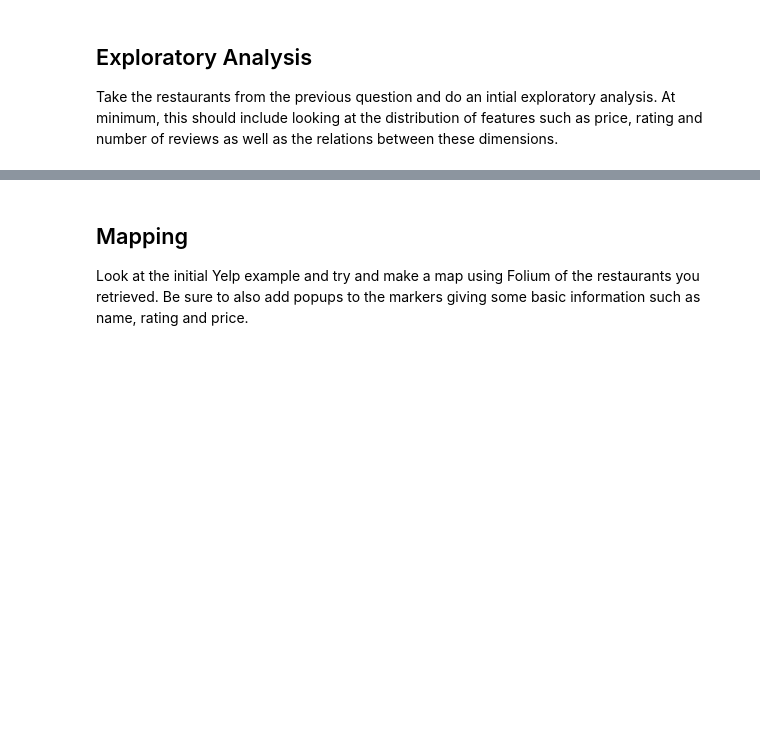
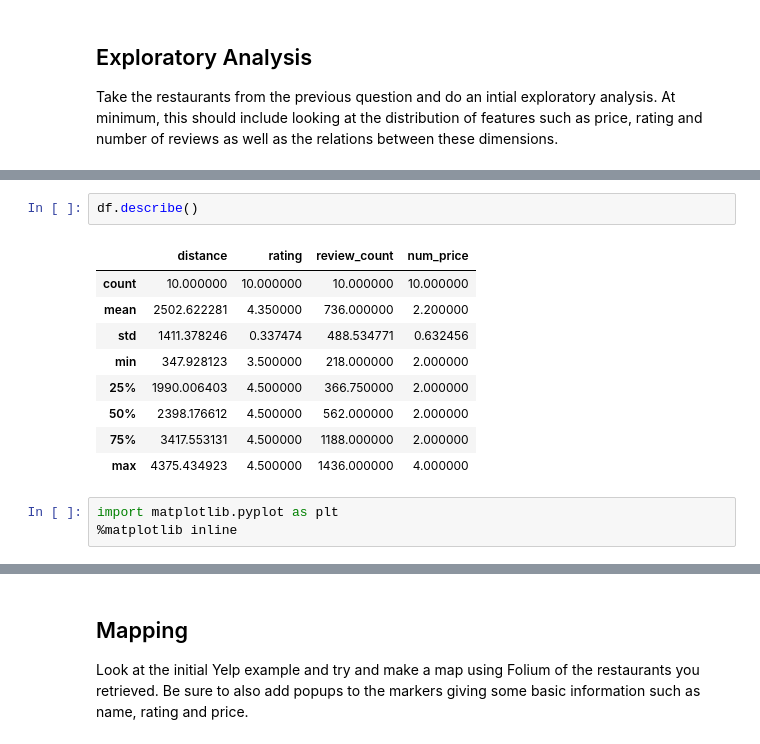
Before and after one commit to MissAle17/dsc-2-17-11-yelp-api-lab-online-ds-sp-000, a Jupyter notebook: index.ipynb, the cells around one changed output, grey strips where cells are left out. Cells and saved outputs as stored; diff of their text form; blank space fills up the shorter version.

```diff
--- a/index.ipynb
+++ b/index.ipynb
@@ -116,0 +149,15 @@ Take the restaurants from the previous question and do an intial exploratory ana
+# %%
+df.describe()
+# %% [output]
+|  | distance | rating | review_count | num_price |
+| count | 10.000000 | 10.000000 | 10.000000 | 10.000000 |
+| mean | 2502.622281 | 4.350000 | 736.000000 | 2.200000 |
+| std | 1411.378246 | 0.337474 | 488.534771 | 0.632456 |
+| min | 347.928123 | 3.500000 | 218.000000 | 2.000000 |
+| 25% | 1990.006403 | 4.500000 | 366.750000 | 2.000000 |
+| 50% | 2398.176612 | 4.500000 | 562.000000 | 2.000000 |
+| 75% | 3417.553131 | 4.500000 | 1188.000000 | 2.000000 |
+| max | 4375.434923 | 4.500000 | 1436.000000 | 4.000000 |
+# %%
+import matplotlib.pyplot as plt
+%matplotlib inline
```
Also changed, not shown: parts of 11 cells of this notebook.
